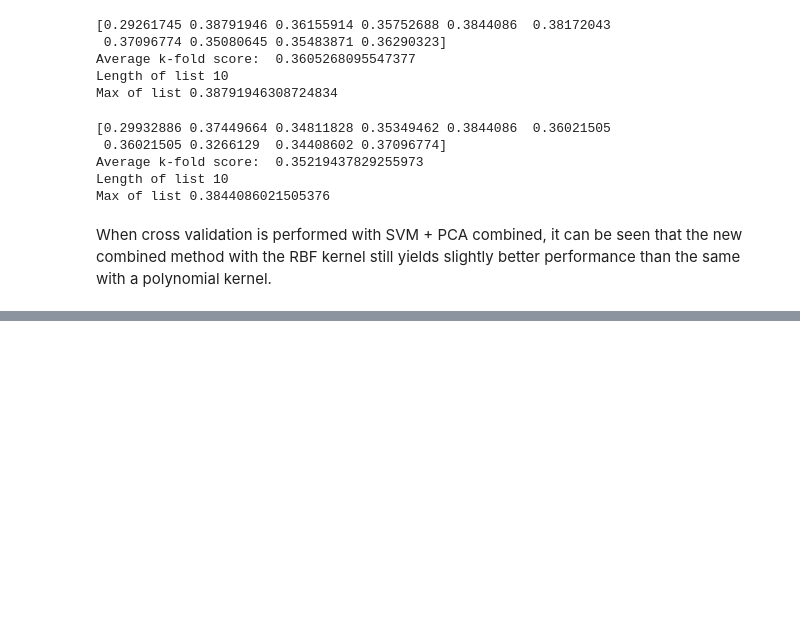
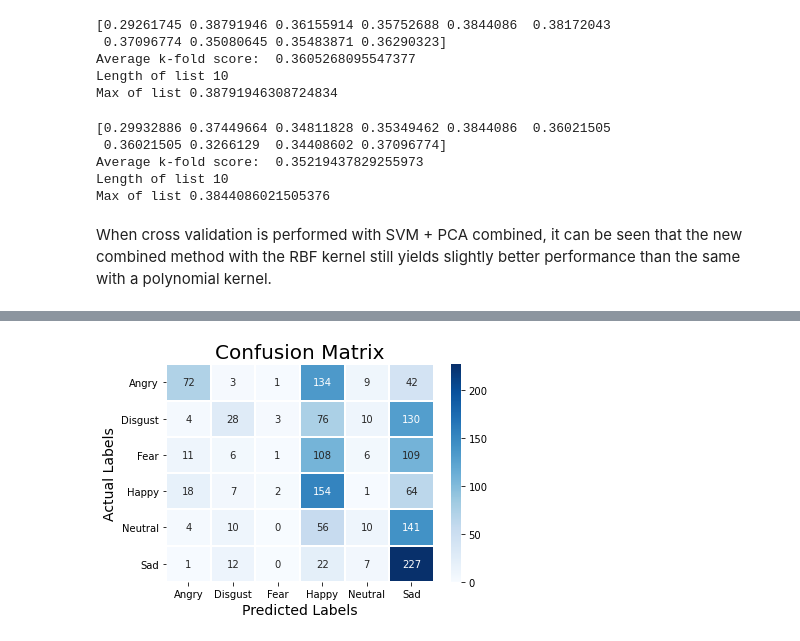
Before and after one commit to tiffanyhltse/cs663-final-ml-project, a Jupyter notebook: trimmed_mfcc_SVM_KNN.ipynb, the cells around one changed output, grey strips where cells are left out. Drawn from its saved outputs; the diff is of its cells as text; code cells hidden in the pictures; blank space fills up the shorter version.

```diff
--- a/trimmed_mfcc_SVM_KNN.ipynb
+++ b/trimmed_mfcc_SVM_KNN.ipynb
@@ -472,0 +587,13 @@ When cross validation is performed with SVM + PCA combined, it can be seen that
+# %%
+confusion = confusion_matrix(labels=label, predictions=prediction, num_classes=6)
+# %%
+cate = ['Angry', 'Disgust', 'Fear', 'Happy', 'Neutral', 'Sad']
+# %%
+cm = pd.DataFrame(confusion , index = [i for i in cate] , columns = [i for i in cate])
+sns.heatmap(cm, linecolor='white', cmap='Blues', linewidth=1, annot=True, fmt='')
+plt.title('Confusion Matrix', size=20)
+plt.xlabel('Predicted Labels', size=14)
+plt.ylabel('Actual Labels', size=14)
+plt.show()
+# %% [output]
+[figure, added]
```
Also changed, not shown: parts of 14 cells of this notebook.
